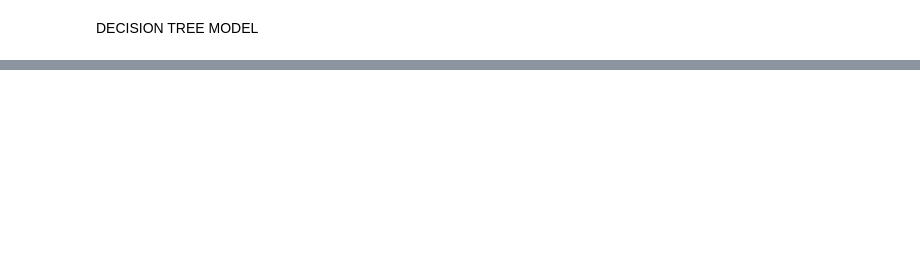
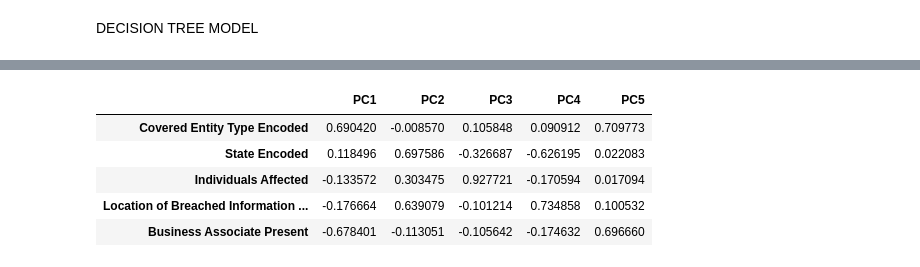
Before and after one commit to aaditiparabs/ds3001-finalprojcode, a Jupyter notebook: aaditicopy_decisiontree.ipynb, the cells around one changed output, grey strips where cells are left out. Saved outputs shown, nothing was run; the diff lists cells and outputs as text; code cells hidden in the pictures; blank space fills up the shorter version.

```diff
--- a/aaditicopy_decisiontree.ipynb
+++ b/aaditicopy_decisiontree.ipynb
@@ -234,0 +340,15 @@ F1 Score        0.885651     0.893383
+# %%
+loadings = pd.DataFrame(
+    pca.components_.T,
+    columns=[f"PC{i+1}" for i in range(len(explained_variance))],
+    index=numeric_df.columns
+)
+
+loadings.sort_values("PC1", ascending=False).head(10)
+# %% [output]
+|  | PC1 | PC2 | PC3 | PC4 | PC5 |
+| Covered Entity Type Encoded | 0.690420 | -0.008570 | 0.105848 | 0.090912 | 0.709773 |
+| State Encoded | 0.118496 | 0.697586 | -0.326687 | -0.626195 | 0.022083 |
+| Individuals Affected | -0.133572 | 0.303475 | 0.927721 | -0.170594 | 0.017094 |
+| Location of Breached Information ... | -0.176664 | 0.639079 | -0.101214 | 0.734858 | 0.100532 |
+| Business Associate Present | -0.678401 | -0.113051 | -0.105642 | -0.174632 | 0.696660 |
```
Also changed, not shown: parts of 11 cells of this notebook.
